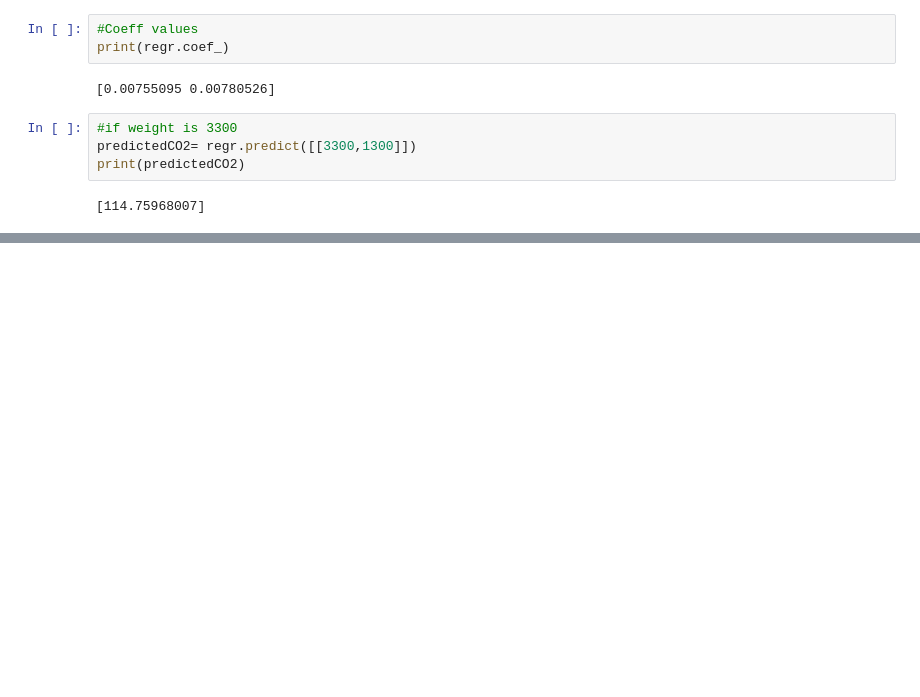
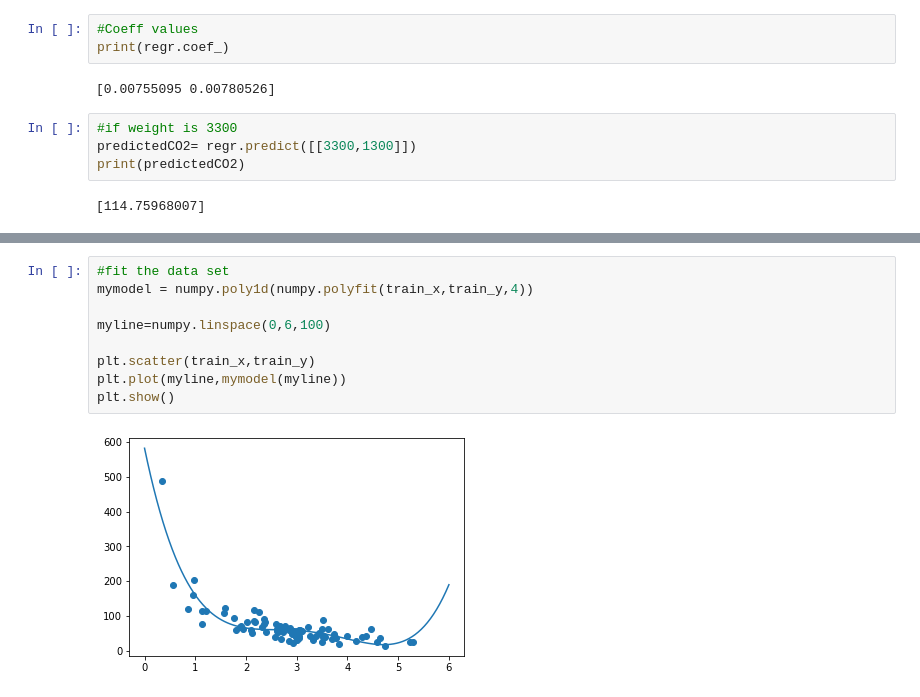
Before and after one commit to ecuerbo/machine-learning, a Jupyter notebook: w3-ml-tutorial.ipynb, the cells around one changed output, grey strips where cells are left out. Drawn from its saved outputs; the diff is of its cells as text; blank space fills up the shorter version.

```diff
--- a/w3-ml-tutorial.ipynb
+++ b/w3-ml-tutorial.ipynb
@@ -385,0 +403,11 @@ predictedCO2 = regr.predict([scaled[0]])
+# %%
+#fit the data set
+mymodel = numpy.poly1d(numpy.polyfit(train_x,train_y,4))
+
+myline=numpy.linspace(0,6,100)
+
+plt.scatter(train_x,train_y)
+plt.plot(myline,mymodel(myline))
+plt.show()
+# %% [output]
+[figure, added]
```
Also changed, not shown: parts of 8 cells of this notebook.
